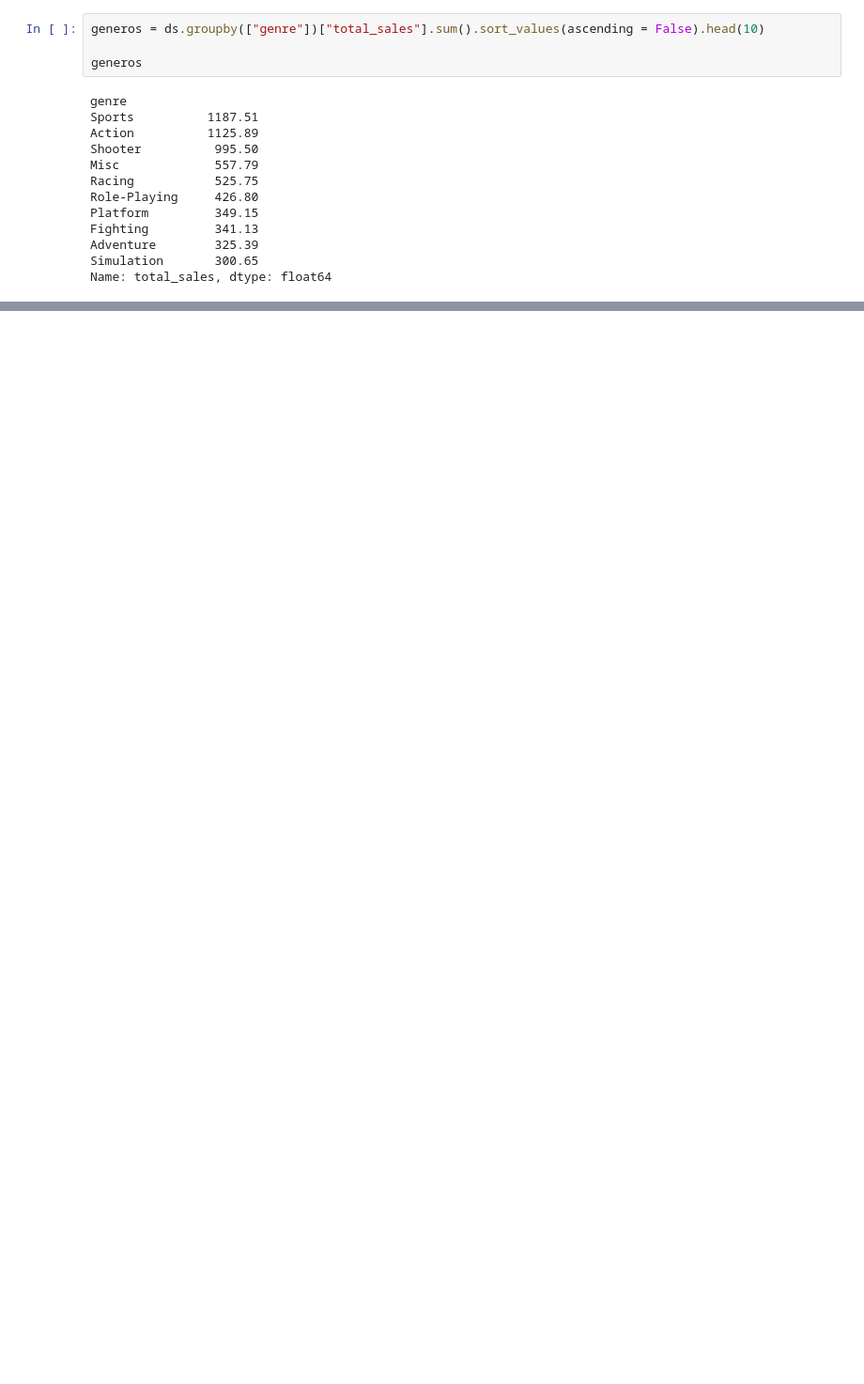
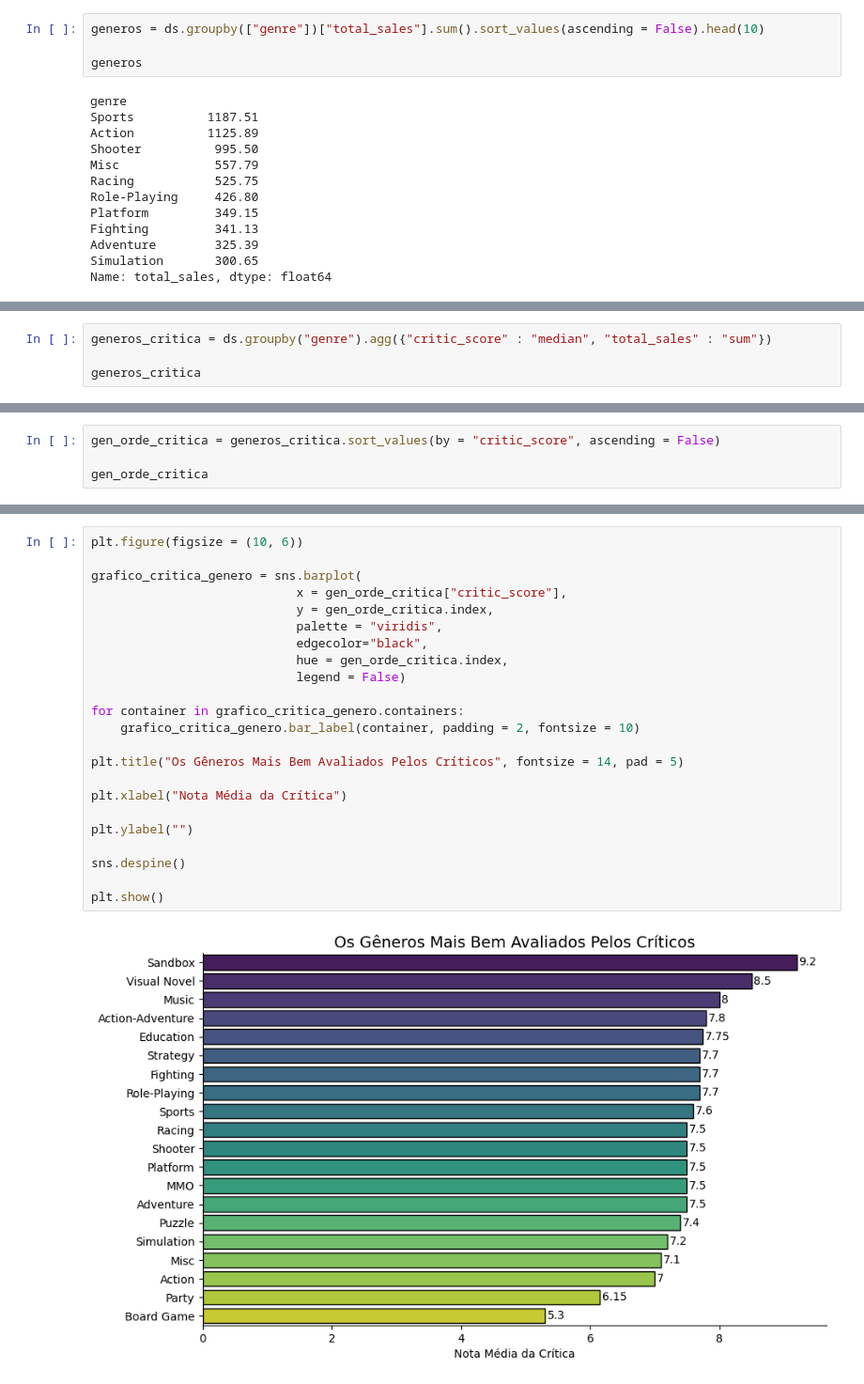
Before and after one commit to MatheusMorandi/Analise_Vendas_Jogos_2024, a Jupyter notebook: src/eda.ipynb, the cells around one changed output, grey strips where cells are left out. Shown at 94% size. Cells and saved outputs as stored; diff of their text form; blank space fills up the shorter version.

```diff
--- a/src/eda.ipynb
+++ b/src/eda.ipynb
@@ -337,0 +356,4 @@ plt.show()
+# %%
+generos_critica = ds.groupby("genre").agg({"critic_score" : "median", "total_sales" : "sum"})
+
+generos_critica
@@ -337,0 +379,4 @@ plt.show()
+# %%
+gen_orde_critica = generos_critica.sort_values(by = "critic_score", ascending = False)
+
+gen_orde_critica
@@ -337,0 +402,25 @@ plt.show()
+# %%
+plt.figure(figsize = (10, 6))
+
+grafico_critica_genero = sns.barplot(
+                            x = gen_orde_critica["critic_score"],
+                            y = gen_orde_critica.index,
+                            palette = "viridis",
+                            edgecolor="black",
+                            hue = gen_orde_critica.index,
+                            legend = False)
+
+for container in grafico_critica_genero.containers:
+    grafico_critica_genero.bar_label(container, padding = 2, fontsize = 10)
+
+plt.title("Os Gêneros Mais Bem Avaliados Pelos Críticos", fontsize = 14, pad = 5)
+
+plt.xlabel("Nota Média da Crítica")
+
+plt.ylabel("")
+
+sns.despine()
+
+plt.show()
+# %% [output]
+[figure, added]
```
Also changed, not shown: parts of 25 cells of this notebook, 1 other file.
